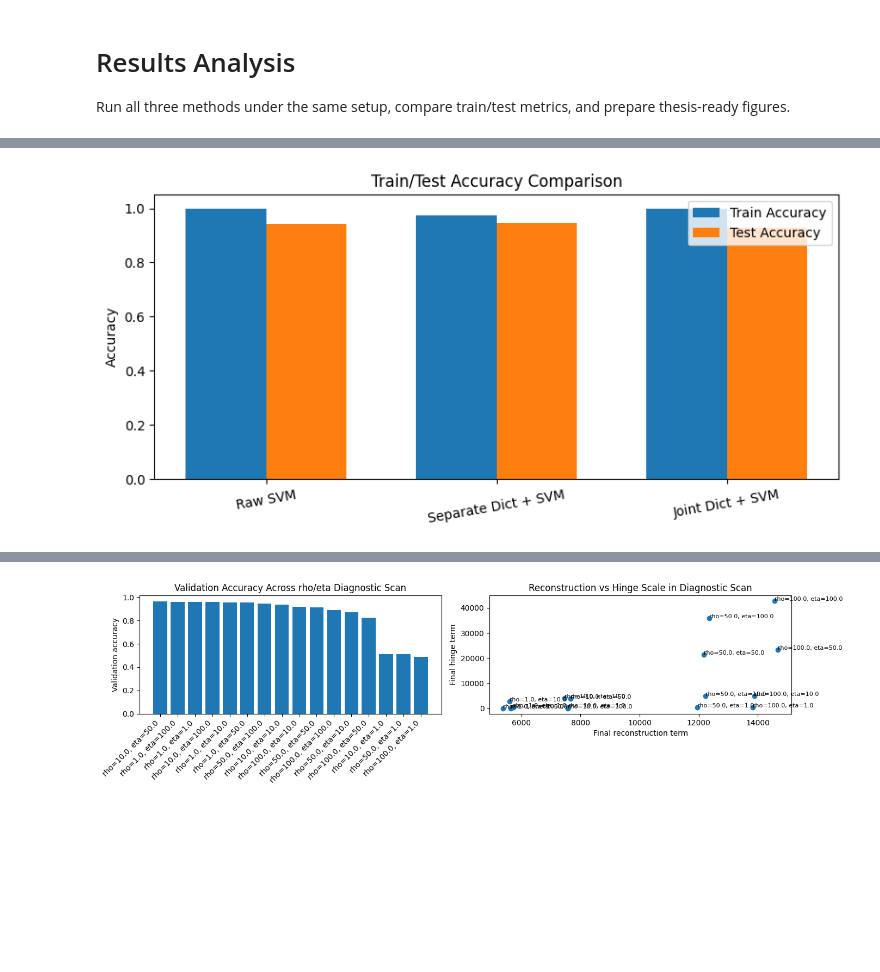
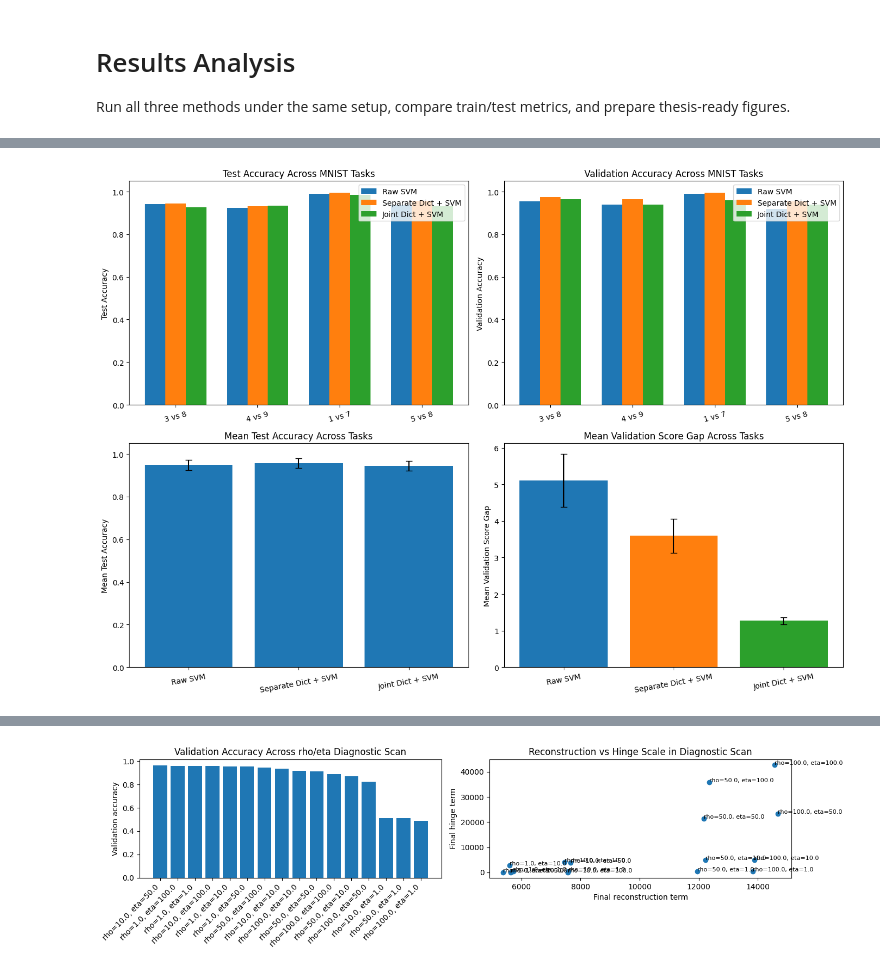
Before and after one commit to ccchloe510/FYP, a Jupyter notebook: notebooks/04_results_analysis.ipynb, the cells around one changed output, grey strips where cells are left out. Drawn from its saved outputs; the diff is of its cells as text; code cells hidden in the pictures; blank space fills up the shorter version.

```diff
--- a/notebooks/04_results_analysis.ipynb
+++ b/notebooks/04_results_analysis.ipynb
@@ -115,20 +95,66 @@ classifier_reg | 0 | 0.183577 | 0.183577 | 2.49923e-05
 # %%
-methods = [row['method'] for row in comparison_rows]
-train_acc = [row['train_accuracy'] for row in comparison_rows]
-test_acc = [row['test_accuracy'] for row in comparison_rows]
+import numpy as np
 
-fig, ax = plt.subplots(figsize=(8, 4))
-x = range(len(methods))
-width = 0.35
-ax.bar([i - width / 2 for i in x], train_acc, width=width, label='Train Accuracy')
-ax.bar([i + width / 2 for i in x], test_acc, width=width, label='Test Accuracy')
-ax.set_xticks(list(x))
-ax.set_xticklabels(methods, rotation=10)
-ax.set_ylim(0.0, 1.05)
-ax.set_ylabel('Accuracy')
-ax.set_title('Train/Test Accuracy Comparison')
-ax.legend()
+methods = ["Raw SVM", "Separate Dict + SVM", "Joint Dict + SVM"]
+task_names = [result["task"]["name"] for result in task_results]
+rows_by_task = {
+    result["task"]["name"]: {row["method"]: row for row in result["comparison_rows"]}
+    for result in task_results
+}
+method_rows = {row["method"]: row for row in aggregate_rows}
+
+fig, axes = plt.subplots(2, 2, figsize=(14, 10))
+x = np.arange(len(task_names))
+width = 0.25
+
+for offset, method in zip((-width, 0.0, width), methods):
+    axes[0, 0].bar(
+        x + offset,
+        [rows_by_task[task][method]["test_accuracy"] for task in task_names],
+        width=width,
+        label=method,
+    )
+axes[0, 0].set_xticks(x)
+axes[0, 0].set_xticklabels(task_names, rotation=15)
+axes[0, 0].set_ylim(0.0, 1.05)
+axes[0, 0].set_ylabel("Test Accuracy")
+axes[0, 0].set_title("Test Accuracy Across MNIST Tasks")
+axes[0, 0].legend()
+
+for offset, method in zip((-width, 0.0, width), methods):
+    axes[0, 1].bar(
+        x + offset,
+        [rows_by_task[task][method]["val_accuracy"] for task in task_names],
+        width=width,
+        label=method,
+    )
+axes[0, 1].set_xticks(x)
+axes[0, 1].set_xticklabels(task_names, rotation=15)
+axes[0, 1].set_ylim(0.0, 1.05)
+axes[0, 1].set_ylabel("Validation Accuracy")
+axes[0, 1].set_title("Validation Accuracy Across MNIST Tasks")
+axes[0, 1].legend()
+
+method_x = np.arange(len(methods))
+method_test_means = [method_rows[m]["test_accuracy_mean"] for m in methods]
+method_test_stds = [method_rows[m]["test_accuracy_std"] for m in methods]
+method_gap_means = [method_rows[m]["val_score_gap_mean"] for m in methods]
+method_gap_stds = [method_rows[m]["val_score_gap_std"] for m in methods]
+
+axes[1, 0].bar(method_x, method_test_means, yerr=method_test_stds, capsize=4)
+axes[1, 0].set_xticks(method_x)
+axes[1, 0].set_xticklabels(methods, rotation=10)
+axes[1, 0].set_ylim(0.0, 1.05)
+axes[1, 0].set_ylabel("Mean Test Accuracy")
+axes[1, 0].set_title("Mean Test Accuracy Across Tasks")
+
+axes[1, 1].bar(method_x, method_gap_means, yerr=method_gap_stds, capsize=4, color=["tab:blue", "tab:orange", "tab:green"])
+axes[1, 1].set_xticks(method_x)
+axes[1, 1].set_xticklabels(methods, rotation=10)
+axes[1, 1].set_ylabel("Mean Validation Score Gap")
+axes[1, 1].set_title("Mean Validation Score Gap Across Tasks")
+
 plt.tight_layout()
 plt.show()
 # %% [output]
-[figure, old version]
+[figure, new version]
```
Also changed, not shown: parts of 7 cells of this notebook, 6 other files.
